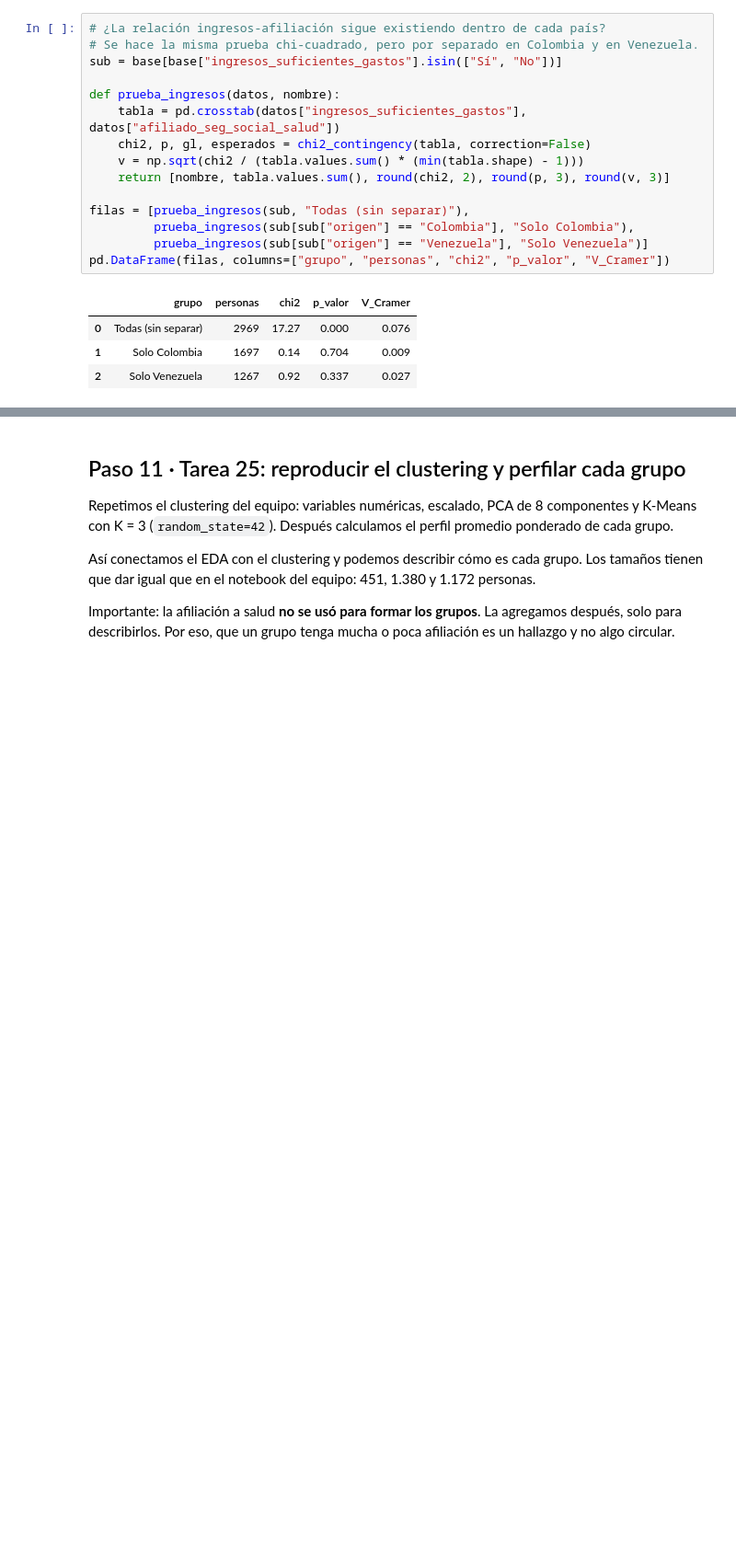
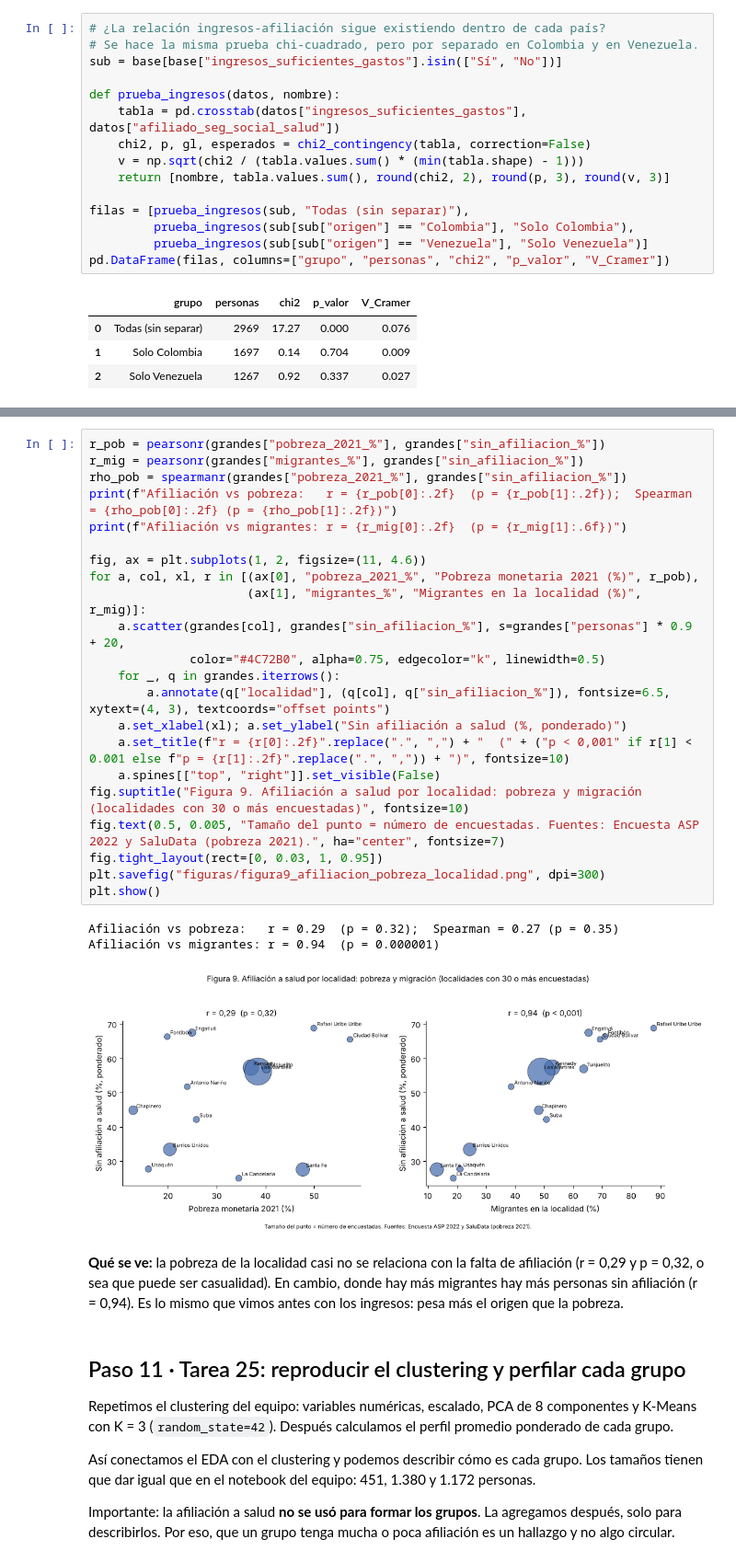
Before and after one commit to lezlynossa-oss/proyecto-integrador-quinto, a Jupyter notebook: Mineria/EDA/EDA_ASP.ipynb, the cells around one changed output, grey strips where cells are left out. Shown at 92% size. Cells and saved outputs as stored; diff of their text form; blank space fills up the shorter version.

```diff
--- a/Mineria/EDA/EDA_ASP.ipynb
+++ b/Mineria/EDA/EDA_ASP.ipynb
@@ -469,3 +522,31 @@ pd.DataFrame(filas, columns=["grupo", "personas", "chi2", "p_valor", "V_Cramer"]
+# %%
+r_pob = pearsonr(grandes["pobreza_2021_%"], grandes["sin_afiliacion_%"])
+r_mig = pearsonr(grandes["migrantes_%"], grandes["sin_afiliacion_%"])
+rho_pob = spearmanr(grandes["pobreza_2021_%"], grandes["sin_afiliacion_%"])
+print(f"Afiliación vs pobreza:   r = {r_pob[0]:.2f}  (p = {r_pob[1]:.2f});  Spearman = {rho_pob[0]:.2f} (p = {rho_pob[1]:.2f})")
+print(f"Afiliación vs migrantes: r = {r_mig[0]:.2f}  (p = {r_mig[1]:.6f})")
+
+fig, ax = plt.subplots(1, 2, figsize=(11, 4.6))
+for a, col, xl, r in [(ax[0], "pobreza_2021_%", "Pobreza monetaria 2021 (%)", r_pob),
+                      (ax[1], "migrantes_%", "Migrantes en la localidad (%)", r_mig)]:
+    a.scatter(grandes[col], grandes["sin_afiliacion_%"], s=grandes["personas"] * 0.9 + 20,
+              color="#4C72B0", alpha=0.75, edgecolor="k", linewidth=0.5)
+    for _, q in grandes.iterrows():
+        a.annotate(q["localidad"], (q[col], q["sin_afiliacion_%"]), fontsize=6.5, xytext=(4, 3), textcoords="offset points")
+    a.set_xlabel(xl); a.set_ylabel("Sin afiliación a salud (%, ponderado)")
+    a.set_title(f"r = {r[0]:.2f}".replace(".", ",") + "  (" + ("p < 0,001" if r[1] < 0.001 else f"p = {r[1]:.2f}".replace(".", ",")) + ")", fontsize=10)
+    a.spines[["top", "right"]].set_visible(False)
+fig.suptitle("Figura 9. Afiliación a salud por localidad: pobreza y migración (localidades con 30 o más encuestadas)", fontsize=10)
+fig.text(0.5, 0.005, "Tamaño del punto = número de encuestadas. Fuentes: Encuesta ASP 2022 y SaluData (pobreza 2021).", ha="center", fontsize=7)
+fig.tight_layout(rect=[0, 0.03, 1, 0.95])
+plt.savefig("figuras/figura9_afiliacion_pobreza_localidad.png", dpi=300)
+plt.show()
+# %% [output]
+Afiliación vs pobreza:   r = 0.29  (p = 0.32);  Spearman = 0.27 (p = 0.35)
+Afiliación vs migrantes: r = 0.94  (p = 0.000001)
+[figure, added]
+# %% [markdown]
+**Qué se ve:** la pobreza de la localidad casi no se relaciona con la falta de afiliación (r = 0,29 y p = 0,32, o sea que puede ser casualidad). En cambio, donde hay más migrantes hay más personas sin afiliación (r = 0,94). Es lo mismo que vimos antes con los ingresos: pesa más el origen que la pobreza.
 # %% [markdown]
 ## Paso 11 · Tarea 25: reproducir el clustering y perfilar cada grupo
 
```
Also changed, not shown: parts of 4 cells of this notebook, 3 other files.
